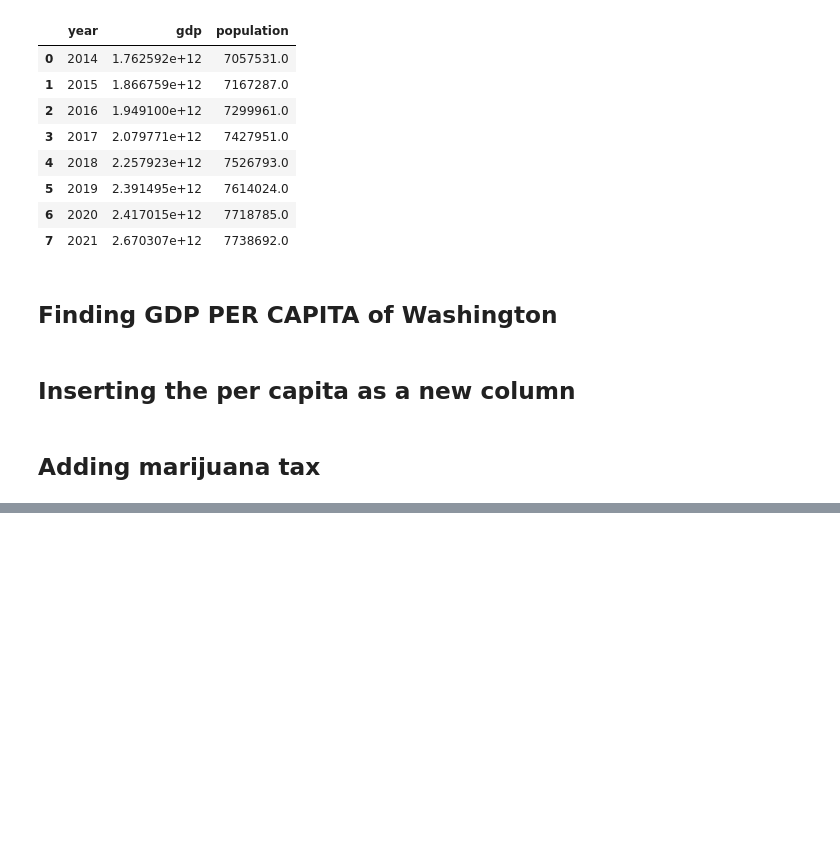
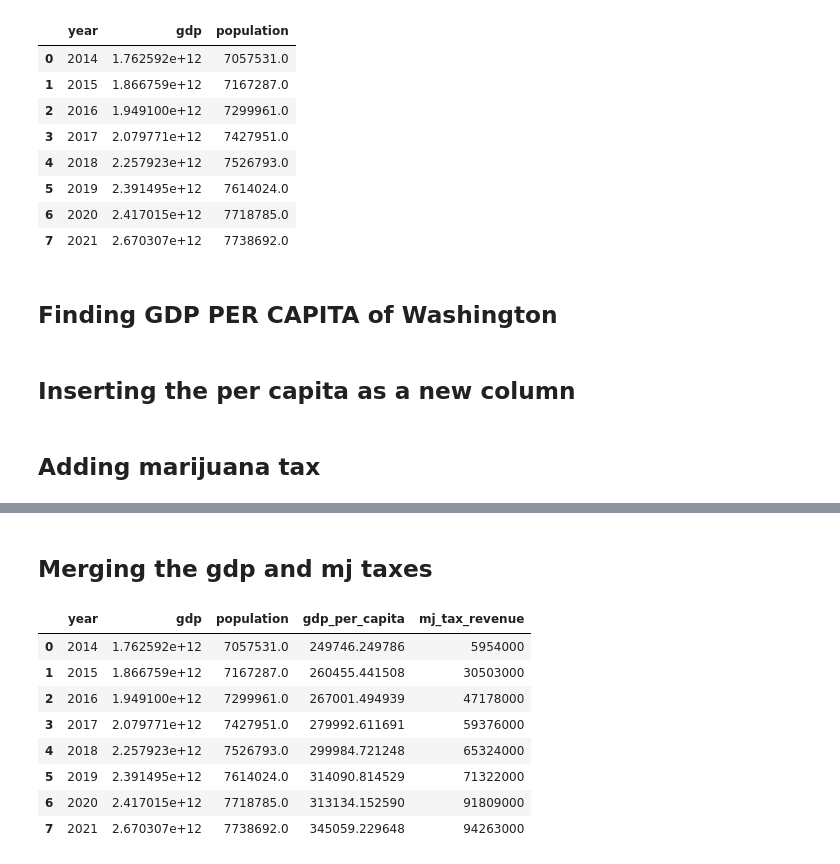
Before and after one commit to jho97/specs_capstone, a Jupyter notebook: visualized_data/wa_gdp_per_capita.ipynb, the cells around one changed output, grey strips where cells are left out. Drawn from its saved outputs; the diff is of its cells as text; code cells hidden in the pictures; blank space fills up the shorter version.

```diff
--- a/visualized_data/wa_gdp_per_capita.ipynb
+++ b/visualized_data/wa_gdp_per_capita.ipynb
@@ -249,0 +242,3 @@ wa_mj_tax.drop(columns=["Total retail value of cannabis and cannabis products (b
+# %%
+wa_mj_tax.replace({'\,':''}, regex = True, inplace= True)
+wa_mj_tax.head()
@@ -249,0 +252,4 @@ wa_mj_tax.drop(columns=["Total retail value of cannabis and cannabis products (b
+# %%
+# wa_mj_tax.info()
+wa_mj_tax['mj_tax_revenue'] = wa_mj_tax['mj_tax_revenue'].astype(str).astype(int)
+wa_mj_tax['year'] = wa_mj_tax['year'].astype(str).astype(int)
@@ -249,0 +258,2 @@ wa_mj_tax.drop(columns=["Total retail value of cannabis and cannabis products (b
+# %% [markdown]
+## Merging the gdp and mj taxes
@@ -249,0 +262,13 @@ wa_mj_tax.drop(columns=["Total retail value of cannabis and cannabis products (b
+# %%
+merged_df = merged_df.join(mj_tax_revenue)
+merged_df
+# %% [output]
+|  | year | gdp | population | gdp_per_capita | mj_tax_revenue |
+| 0 | 2014 | 1.762592e+12 | 7057531.0 | 249746.249786 | 5954000 |
+| 1 | 2015 | 1.866759e+12 | 7167287.0 | 260455.441508 | 30503000 |
+| 2 | 2016 | 1.949100e+12 | 7299961.0 | 267001.494939 | 47178000 |
+| 3 | 2017 | 2.079771e+12 | 7427951.0 | 279992.611691 | 59376000 |
+| 4 | 2018 | 2.257923e+12 | 7526793.0 | 299984.721248 | 65324000 |
+| 5 | 2019 | 2.391495e+12 | 7614024.0 | 314090.814529 | 71322000 |
+| 6 | 2020 | 2.417015e+12 | 7718785.0 | 313134.152590 | 91809000 |
+| 7 | 2021 | 2.670307e+12 | 7738692.0 | 345059.229648 | 94263000 |
```
Also changed, not shown: parts of 29 cells of this notebook.
